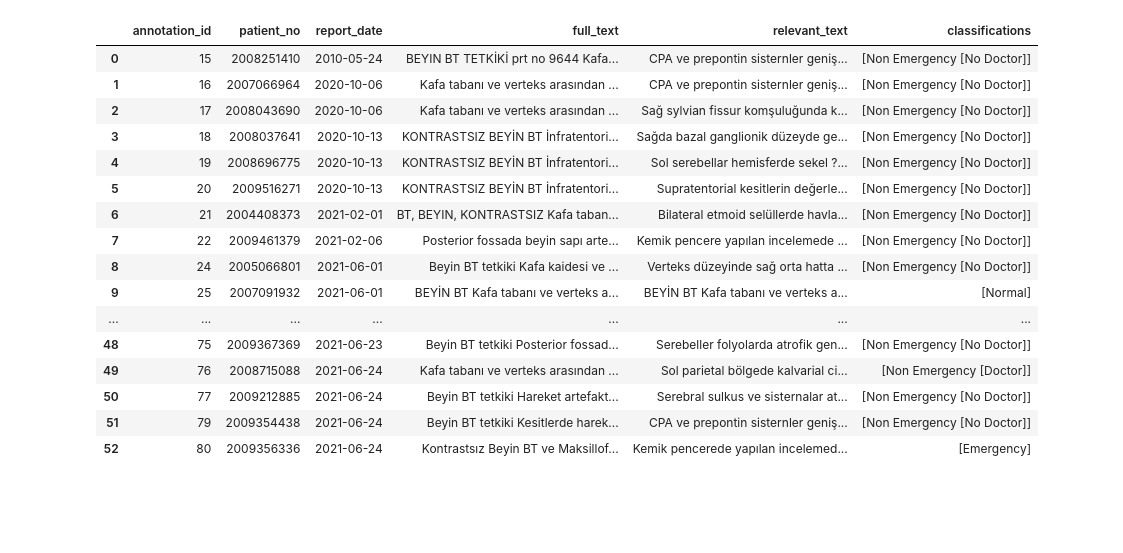
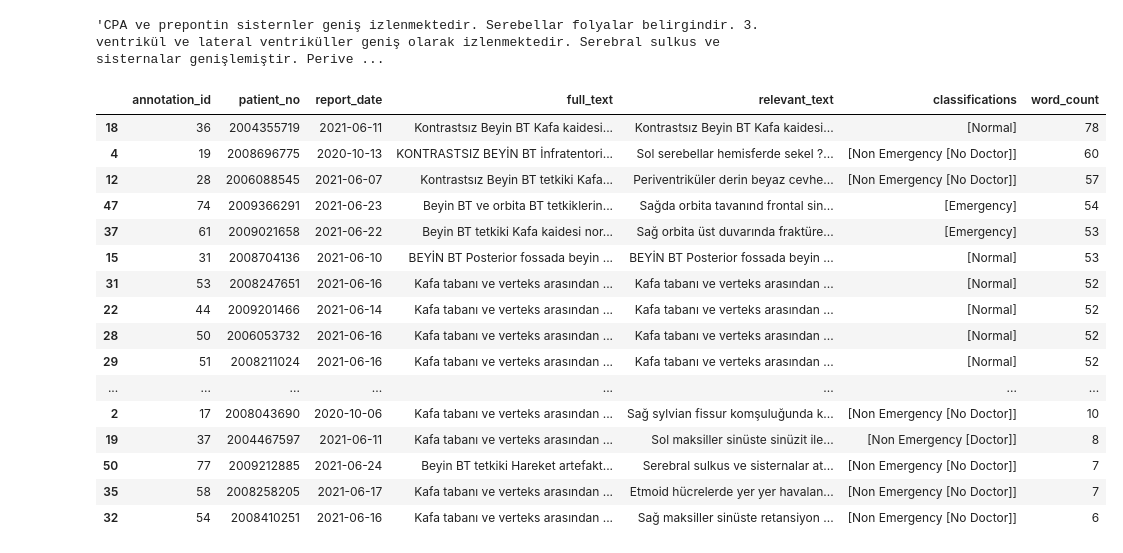
Before and after one commit to mlops-reports/reports, a Jupyter notebook: notebooks/de_get_annotations.ipynb, the cells around one changed output. Cells and saved outputs as stored; diff of their text form; code cells hidden in the pictures; blank space fills up the shorter version.

```diff
--- a/notebooks/de_get_annotations.ipynb
+++ b/notebooks/de_get_annotations.ipynb
@@ -98,22 +99,35 @@ df_labels_choices = (
 )
 
 # filter excluded ones
-df_labels_choices.loc[~df_labels_choices["classifications"].str.contains("Exclude", na=False)]
+df_final = df_labels_choices.loc[~df_labels_choices["classifications"].str.contains("Exclude", na=False)]
-# %% [output]
-|  | annotation_id | patient_no | report_date | full_text | relevant_text | classifications |
-| 0 | 15 | 2008251410 | 2010-05-24 | BEYIN BT TETKİKİ prt no 9644 Kafa... | CPA ve prepontin sisternler geniş... | [Non Emergency [No Doctor]] |
-| 1 | 16 | 2007066964 | 2020-10-06 | Kafa tabanı ve verteks arasından ... | CPA ve prepontin sisternler geniş... | [Non Emergency [No Doctor]] |
-| 2 | 17 | 2008043690 | 2020-10-06 | Kafa tabanı ve verteks arasından ... | Sağ sylvian fissur komşuluğunda k... | [Non Emergency [No Doctor]] |
-| 3 | 18 | 2008037641 | 2020-10-13 | KONTRASTSIZ BEYİN BT İnfratentori... | Sağda bazal ganglionik düzeyde ge... | [Non Emergency [No Doctor]] |
-| 4 | 19 | 2008696775 | 2020-10-13 | KONTRASTSIZ BEYİN BT İnfratentori... | Sol serebellar hemisferde sekel ?... | [Non Emergency [No Doctor]] |
-| 5 | 20 | 2009516271 | 2020-10-13 | KONTRASTSIZ BEYİN BT İnfratentori... | Supratentorial kesitlerin değerle... | [Non Emergency [No Doctor]] |
-| 6 | 21 | 2004408373 | 2021-02-01 | BT, BEYIN, KONTRASTSIZ Kafa taban... | Bilateral etmoid selüllerde havla... | [Non Emergency [No Doctor]] |
-| 7 | 22 | 2009461379 | 2021-02-06 | Posterior fossada beyin sapı arte... | Kemik pencere yapılan incelemede ... | [Non Emergency [No Doctor]] |
-| 8 | 24 | 2005066801 | 2021-06-01 | Beyin BT tetkiki Kafa kaidesi ve ... | Verteks düzeyinde sağ orta hatta ... | [Non Emergency [No Doctor]] |
-| 9 | 25 | 2007091932 | 2021-06-01 | BEYİN BT Kafa tabanı ve verteks a... | BEYİN BT Kafa tabanı ve verteks a... | [Normal] |
-| ... | ... | ... | ... | ... | ... | ... |
-| 48 | 75 | 2009367369 | 2021-06-23 | Beyin BT tetkiki Posterior fossad... | Serebeller folyolarda atrofik gen... | [Non Emergency [No Doctor]] |
-| 49 | 76 | 2008715088 | 2021-06-24 | Kafa tabanı ve verteks arasından ... | Sol parietal bölgede kalvarial ci... | [Non Emergency [Doctor]] |
-| 50 | 77 | 2009212885 | 2021-06-24 | Beyin BT tetkiki Hareket artefakt... | Serebral sulkus ve sisternalar at... | [Non Emergency [No Doctor]] |
-| 51 | 79 | 2009354438 | 2021-06-24 | Beyin BT tetkiki Kesitlerde harek... | CPA ve prepontin sisternler geniş... | [Non Emergency [No Doctor]] |
-| 52 | 80 | 2009356336 | 2021-06-24 | Kontrastsız Beyin BT ve Maksillof... | Kemik pencerede yapılan incelemed... | [Emergency] |
+# %%
+df_final["relevant_text"][0]
+# %% [output]
+'CPA ve prepontin sisternler geniş izlenmektedir. Serebellar folyalar belirgindir. 3. ventrikül ve lateral ventriküller geniş olarak izlenmektedir. Serebral sulkus ve sisternalar genişlemiştir. Perive ...
+# %%
+# add word count to the data frame
+df_final["word_count"] = (
+    df_final["relevant_text"]
+    .apply(lambda x: len(str(x).split()))
+)
+
+# word count ascending
+df_final.sort_values(["word_count"], ascending=False)
+# %% [output]
+|  | annotation_id | patient_no | report_date | full_text | relevant_text | classifications | word_count |
+| 18 | 36 | 2004355719 | 2021-06-11 | Kontrastsız Beyin BT Kafa kaidesi... | Kontrastsız Beyin BT Kafa kaidesi... | [Normal] | 78 |
+| 4 | 19 | 2008696775 | 2020-10-13 | KONTRASTSIZ BEYİN BT İnfratentori... | Sol serebellar hemisferde sekel ?... | [Non Emergency [No Doctor]] | 60 |
+| 12 | 28 | 2006088545 | 2021-06-07 | Kontrastsız Beyin BT tetkiki Kafa... | Periventriküler derin beyaz cevhe... | [Non Emergency [No Doctor]] | 57 |
+| 47 | 74 | 2009366291 | 2021-06-23 | Beyin BT ve orbita BT tetkiklerin... | Sağda orbita tavanınd frontal sin... | [Emergency] | 54 |
+| 37 | 61 | 2009021658 | 2021-06-22 | Beyin BT tetkiki Kafa kaidesi nor... | Sağ orbita üst duvarında fraktüre... | [Emergency] | 53 |
+| 15 | 31 | 2008704136 | 2021-06-10 | BEYİN BT Posterior fossada beyin ... | BEYİN BT Posterior fossada beyin ... | [Normal] | 53 |
+| 31 | 53 | 2008247651 | 2021-06-16 | Kafa tabanı ve verteks arasından ... | Kafa tabanı ve verteks arasından ... | [Normal] | 52 |
+| 22 | 44 | 2009201466 | 2021-06-14 | Kafa tabanı ve verteks arasından ... | Kafa tabanı ve verteks arasından ... | [Normal] | 52 |
+| 28 | 50 | 2006053732 | 2021-06-16 | Kafa tabanı ve verteks arasından ... | Kafa tabanı ve verteks arasından ... | [Normal] | 52 |
+| 29 | 51 | 2008211024 | 2021-06-16 | Kafa tabanı ve verteks arasından ... | Kafa tabanı ve verteks arasından ... | [Normal] | 52 |
+| ... | ... | ... | ... | ... | ... | ... | ... |
+| 2 | 17 | 2008043690 | 2020-10-06 | Kafa tabanı ve verteks arasından ... | Sağ sylvian fissur komşuluğunda k... | [Non Emergency [No Doctor]] | 10 |
+| 19 | 37 | 2004467597 | 2021-06-11 | Kafa tabanı ve verteks arasından ... | Sol maksiller sinüste sinüzit ile... | [Non Emergency [Doctor]] | 8 |
+| 50 | 77 | 2009212885 | 2021-06-24 | Beyin BT tetkiki Hareket artefakt... | Serebral sulkus ve sisternalar at... | [Non Emergency [No Doctor]] | 7 |
+| 35 | 58 | 2008258205 | 2021-06-17 | Kafa tabanı ve verteks arasından ... | Etmoid hücrelerde yer yer havalan... | [Non Emergency [No Doctor]] | 7 |
+| 32 | 54 | 2008410251 | 2021-06-16 | Kafa tabanı ve verteks arasından ... | Sağ maksiller sinüste retansiyon ... | [Non Emergency [No Doctor]] | 6 |
```
Also changed, not shown: parts of 2 cells of this notebook, 4 other files.
